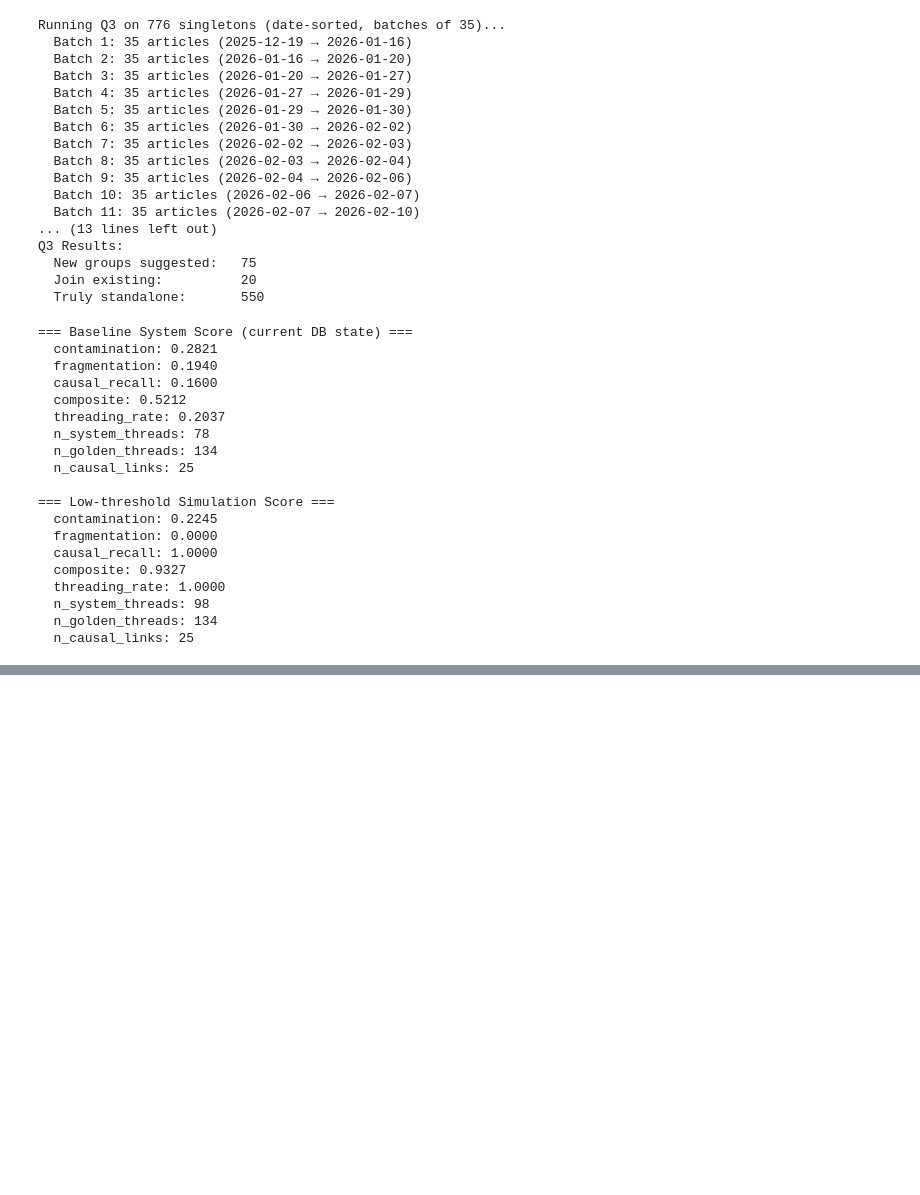
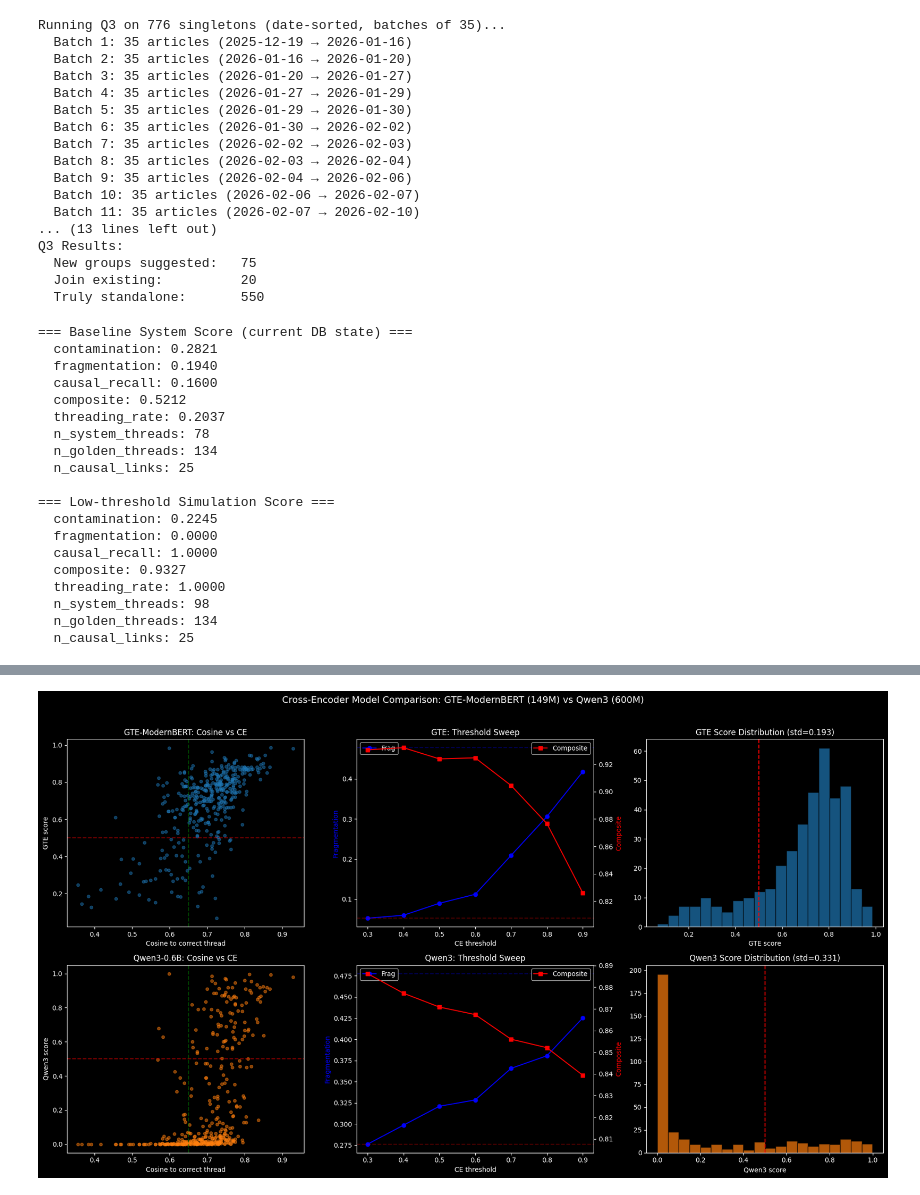
Before and after one commit to choym92/araverus, a Jupyter notebook: notebooks/threading_gridsearch.ipynb, the cells around one changed output, grey strips where cells are left out. Saved outputs shown, nothing was run; the diff lists cells and outputs as text; code cells hidden in the pictures; blank space fills up the shorter version.

```diff
--- a/notebooks/threading_gridsearch.ipynb
+++ b/notebooks/threading_gridsearch.ipynb
@@ -1479,0 +2176,89 @@ print('5. Update docs/1.2-news-threading.md constants table')
+# %%
+# Cell 16: Visualization — Model Comparison
+# Side-by-side comparison of GTE-ModernBERT vs Qwen3
+
+import matplotlib.pyplot as plt
+
+fig, axes = plt.subplots(2, 3, figsize=(18, 10))
+
+gte_scores_list = [rc.get('gte_score', 0) for rc in rescue_candidates]
+qwen_scores_list = [rc.get('qwen_score', 0) for rc in rescue_candidates]
+cos_scores = [rc['cosine_to_correct'] for rc in rescue_candidates]
+
+# Row 1: GTE-ModernBERT
+ax = axes[0, 0]
+ax.scatter(cos_scores, gte_scores_list, alpha=0.5, s=20, c='tab:blue')
+ax.set_xlabel('Cosine to correct thread')
+ax.set_ylabel('GTE score')
+ax.set_title('GTE-ModernBERT: Cosine vs CE')
+ax.axhline(y=0.5, color='r', ls='--', alpha=0.5)
+ax.axvline(x=0.65, color='g', ls='--', alpha=0.5)
+
+ax = axes[0, 1]
+gte_results = all_stage2_results['GTE-ModernBERT']
+thresholds = [r['ce_threshold'] for r in gte_results]
+ax.plot(thresholds, [r['fragmentation'] for r in gte_results], 'b-o', label='Frag')
+ax.axhline(y=baseline_scores['fragmentation'], color='b', ls='--', alpha=0.3)
+ax2 = ax.twinx()
+ax2.plot(thresholds, [r['composite'] for r in gte_results], 'r-s', label='Composite')
+ax2.axhline(y=baseline_scores['composite'], color='r', ls='--', alpha=0.3)
+ax.set_xlabel('CE threshold')
+ax.set_ylabel('Fragmentation', color='b')
+ax2.set_ylabel('Composite', color='r')
+ax.set_title('GTE: Threshold Sweep')
+ax.legend(loc='upper left'); ax2.legend(loc='upper right')
+
+ax = axes[0, 2]
+ax.hist(gte_scores_list, bins=20, alpha=0.7, color='tab:blue', edgecolor='black')
+ax.set_xlabel('GTE score')
+ax.set_title(f'GTE Score Distribution (std={np.std(gte_scores_list):.3f})')
+ax.axvline(x=0.5, color='r', ls='--')
+
+# Row 2: Qwen3
+ax = axes[1, 0]
+ax.scatter(cos_scores, qwen_scores_list, alpha=0.5, s=20, c='tab:orange')
+ax.set_xlabel('Cosine to correct thread')
+ax.set_ylabel('Qwen3 score')
+ax.set_title('Qwen3-0.6B: Cosine vs CE')
+ax.axhline(y=0.5, color='r', ls='--', alpha=0.5)
+ax.axvline(x=0.65, color='g', ls='--', alpha=0.5)
+
+ax = axes[1, 1]
+qwen_results = all_stage2_results['Qwen3-0.6B']
+ax.plot(thresholds, [r['fragmentation'] for r in qwen_results], 'b-o', label='Frag')
+ax.axhline(y=baseline_scores['fragmentation'], color='b', ls='--', alpha=0.3)
+ax2 = ax.twinx()
+ax2.plot(thresholds, [r['composite'] for r in qwen_results], 'r-s', label='Composite')
+ax2.axhline(y=baseline_scores['composite'], color='r', ls='--', alpha=0.3)
+ax.set_xlabel('CE threshold')
+ax.set_ylabel('Fragmentation', color='b')
+ax2.set_ylabel('Composite', color='r')
+ax.set_title('Qwen3: Threshold Sweep')
+ax.legend(loc='upper left'); ax2.legend(loc='upper right')
+
+ax = axes[1, 2]
+ax.hist(qwen_scores_list, bins=20, alpha=0.7, color='tab:orange', edgecolor='black')
+ax.set_xlabel('Qwen3 score')
+ax.set_title(f'Qwen3 Score Distribution (std={np.std(qwen_scores_list):.3f})')
+ax.axvline(x=0.5, color='r', ls='--')
+
+plt.suptitle('Cross-Encoder Model Comparison: GTE-ModernBERT (149M) vs Qwen3 (600M)', fontsize=14, y=1.02)
+plt.tight_layout()
+plt.savefig('phase46_model_comparison.png', dpi=150, bbox_inches='tight')
+plt.show()
+print('Saved to phase46_model_comparison.png')
+
+# Correlation scatter
+fig2, ax = plt.subplots(figsize=(6, 6))
+ax.scatter(gte_scores_list, qwen_scores_list, alpha=0.5, s=20)
+ax.plot([0, 1], [0, 1], 'k--', alpha=0.3)
+ax.set_xlabel('GTE-ModernBERT score')
+ax.set_ylabel('Qwen3 score')
+corr = np.corrcoef(gte_scores_list, qwen_scores_list)[0, 1]
+ax.set_title(f'Model Agreement (r={corr:.3f})')
+plt.tight_layout()
+plt.savefig('phase46_model_correlation.png', dpi=150, bbox_inches='tight')
+plt.show()
+print('Saved to phase46_model_correlation.png')
+# %% [output]
+[figure, added]
```
Also changed, not shown: parts of 24 cells of this notebook, 22 other files.
